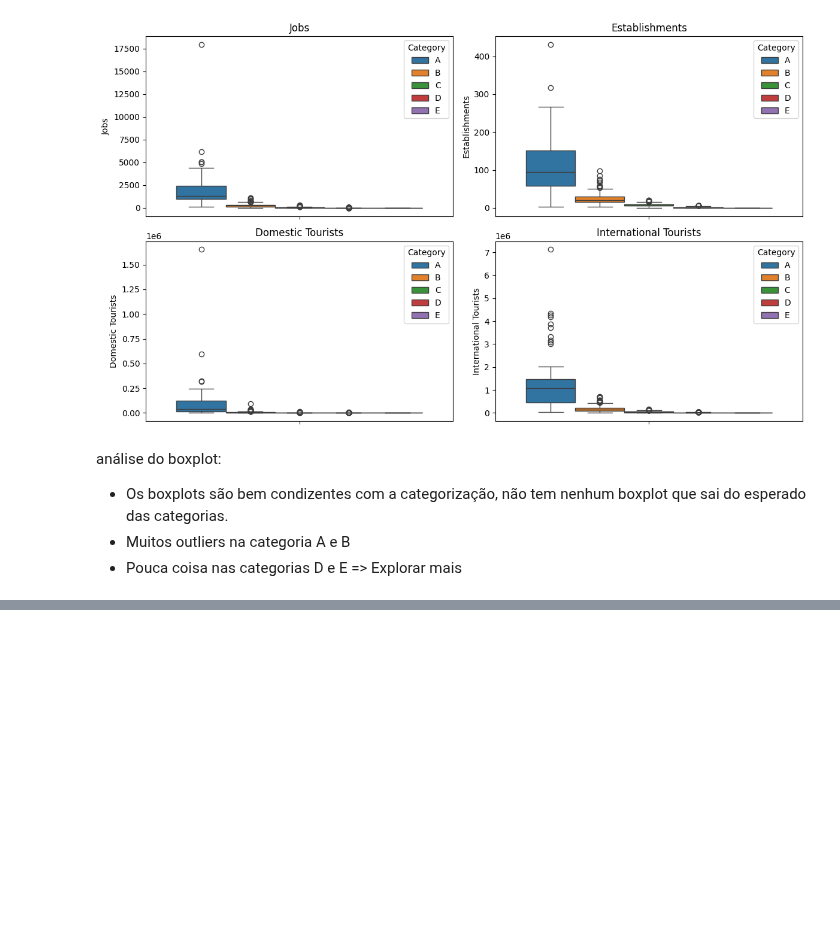
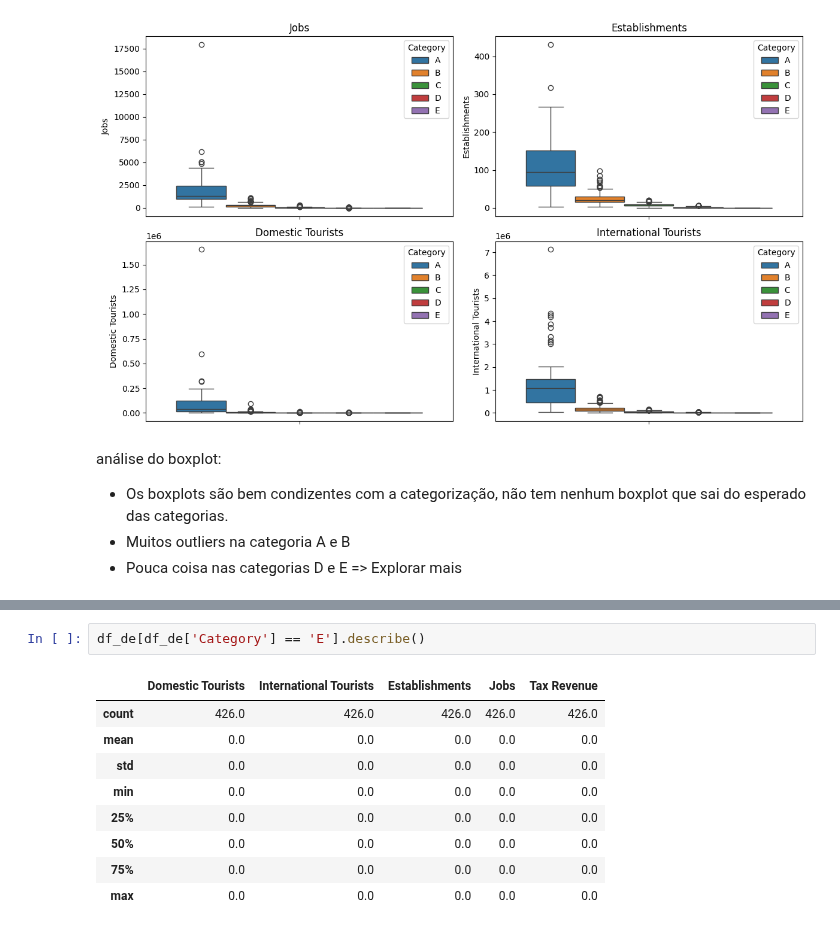
Before and after one commit to juhtolent/Brazil_Tourism, a Jupyter notebook: Exploratory Data Analysis - Tourism.ipynb, the cells around one changed output, grey strips where cells are left out. Drawn from its saved outputs; the diff is of its cells as text; blank space fills up the shorter version.

```diff
--- a/Exploratory Data Analysis - Tourism.ipynb
+++ b/Exploratory Data Analysis - Tourism.ipynb
@@ -256,0 +279,12 @@ Com tudo que sabemos até agora, parece que os dados das cidades categorizadas D
+# %%
+df_de[df_de['Category'] == 'E'].describe()
+# %% [output]
+|  | Domestic Tourists | International Tourists | Establishments | Jobs | Tax Revenue |
+| count | 426.0 | 426.0 | 426.0 | 426.0 | 426.0 |
+| mean | 0.0 | 0.0 | 0.0 | 0.0 | 0.0 |
+| std | 0.0 | 0.0 | 0.0 | 0.0 | 0.0 |
+| min | 0.0 | 0.0 | 0.0 | 0.0 | 0.0 |
+| 25% | 0.0 | 0.0 | 0.0 | 0.0 | 0.0 |
+| 50% | 0.0 | 0.0 | 0.0 | 0.0 | 0.0 |
+| 75% | 0.0 | 0.0 | 0.0 | 0.0 | 0.0 |
+| max | 0.0 | 0.0 | 0.0 | 0.0 | 0.0 |
```
Also changed, not shown: parts of 11 cells of this notebook.
